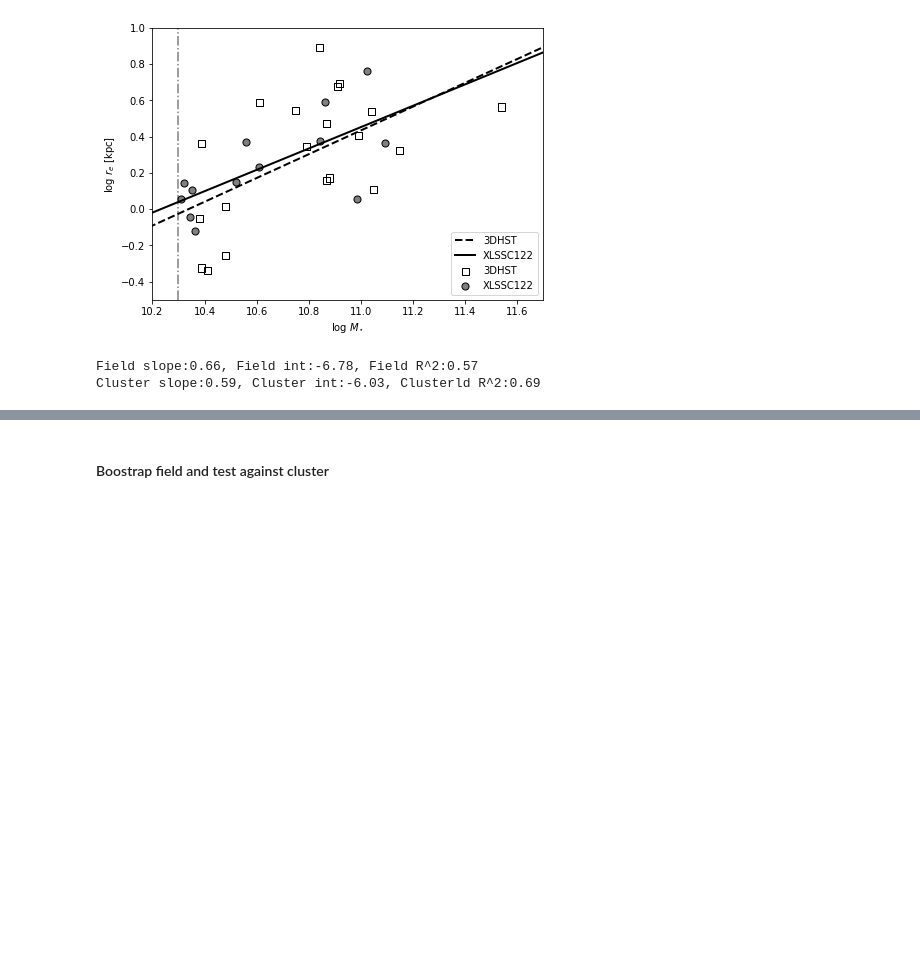
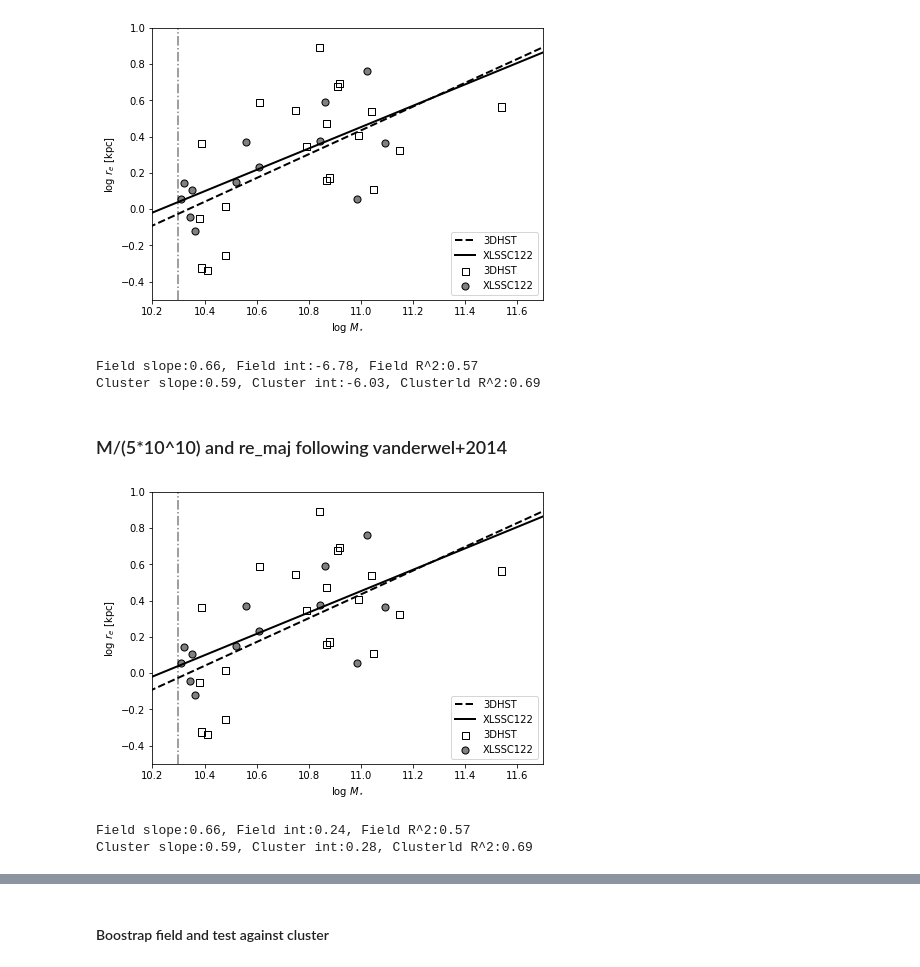
Before and after one commit to enoordeh/GalaxyPops, a Jupyter notebook: Analysis/mass_size.ipynb, the cells around one changed output, grey strips where cells are left out. Drawn from its saved outputs; the diff is of its cells as text; code cells hidden in the pictures; blank space fills up the shorter version.

```diff
--- a/Analysis/mass_size.ipynb
+++ b/Analysis/mass_size.ipynb
@@ -253,3 +253,40 @@ print('Cluster slope:{:.2f}, Cluster int:{:.2f}, Clusterld R^2:{:.2f}'.format(qs
 [figure]
 Field slope:0.66, Field int:-6.78, Field R^2:0.57
 Cluster slope:0.59, Cluster int:-6.03, Clusterld R^2:0.69
+# %% [markdown]
+### M/(5*10^10) and re_maj following vanderwel+2014
+# %%
+df1 = masscomp_qdhst_df
+df2 = masscomp_qxlssc_df
+plt.figure(figsize=(7,5))
+# plt.scatter(df1['lmass']-np.log10(5*10**10),np.log10(df1['re_kpc']),marker='s',s=50,edgecolors='k',facecolors='none',label='3DHST')
+# plt.scatter(df2['mass']-np.log10(5*10**10),np.log10(df2['re_kpc']),marker='o',s=50,edgecolors='k',facecolors='gray',label='XLSSC122')
+
+plt.scatter(df1['lmass'],np.log10(df1['re_kpc']),marker='s',s=50,edgecolors='k',facecolors='none',label='3DHST')
+plt.scatter(df2['mass'],np.log10(df2['re_kpc']),marker='o',s=50,edgecolors='k',facecolors='gray',label='XLSSC122')
+plt.xlabel(r'log $M_{\star}$')
+plt.ylabel(r'log $r_e$ [kpc]')
+
+ss, si, sr, sp, sstd = linregress(df1['lmass']-np.log10(5*10**10),np.log10(df1['re_kpc']))
+qs, qi, qr, qp, qstd = linregress(df2['mass']-np.log10(5*10**10),np.log10(df2['re_kpc']))
+
+
+X = np.linspace(10,12,10)
+plt.plot(X,si+ss*(X-np.log10(5*10**10)),linewidth=2,linestyle='--',color='black',label='3DHST')
+plt.plot(X,qi+qs*(X-np.log10(5*10**10)),linewidth=2,linestyle='-',color='black',label='XLSSC122')
+plt.xlim(10.2,11.7)
+# plt.xlim(-0.5,1)
+plt.ylim(-0.5,1)
+plt.legend()
+plt.axvline(10.3,linestyle='-.',color='k',alpha=0.5)
+plt.show()
+# print('Field slope:{},',ss,'Field int:', si,'Field R^2:', sr)
+print('Field slope:{:.2f}, Field int:{:.2f}, Field R^2:{:.2f}'.format(ss,si,sr))
+# print sp, sstd
+print('Cluster slope:{:.2f}, Cluster int:{:.2f}, Clusterld R^2:{:.2f}'.format(qs,qi,qr))
+# print 'Cluster slope:', qs,'Cluster int:', qi, 'Cluster R^2:', qr
+# print qp, qstd
+# %% [output]
+[figure, added]
+Field slope:0.66, Field int:0.24, Field R^2:0.57
+Cluster slope:0.59, Cluster int:0.28, Clusterld R^2:0.69
```
Also changed, not shown: parts of 3 cells of this notebook.
